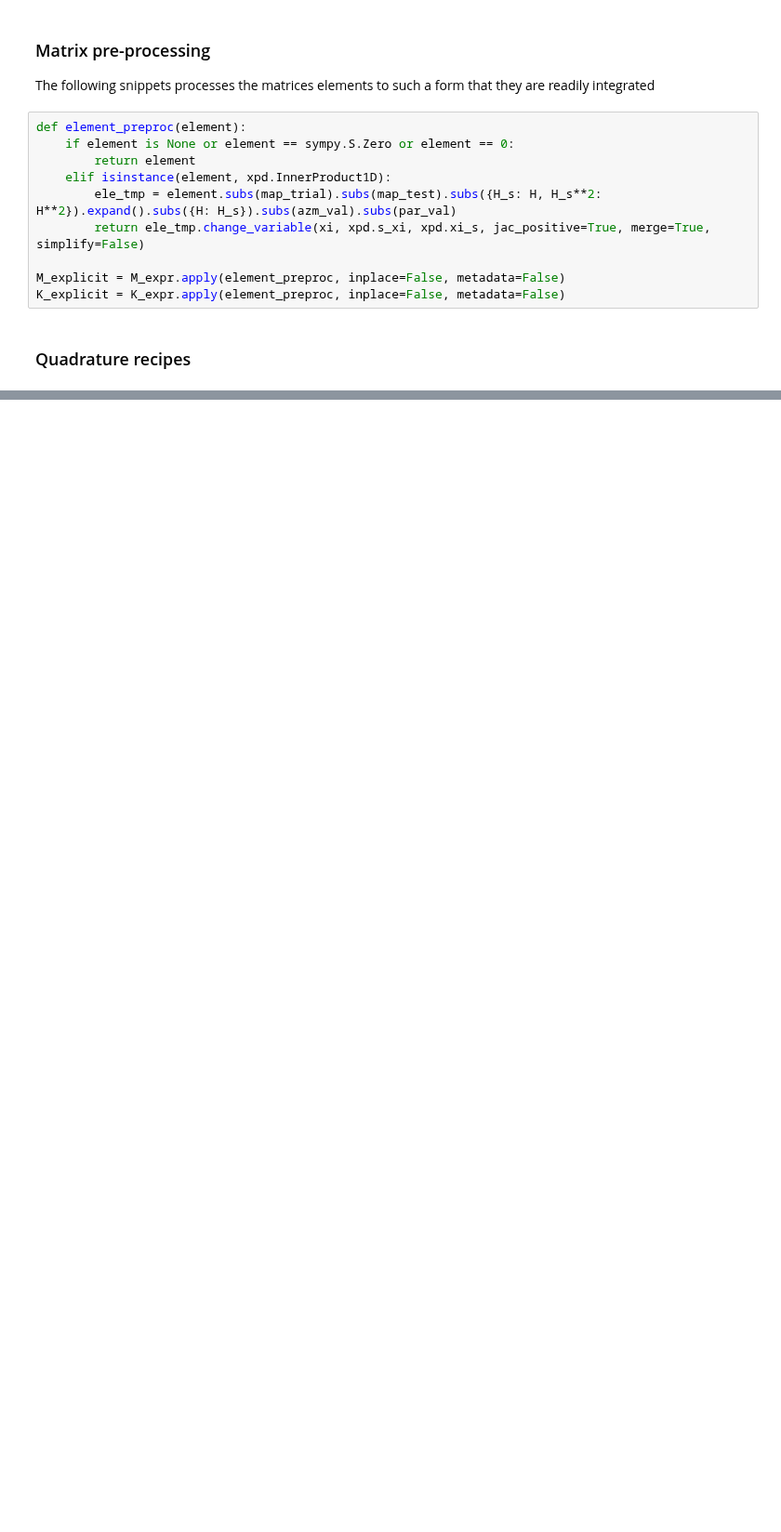
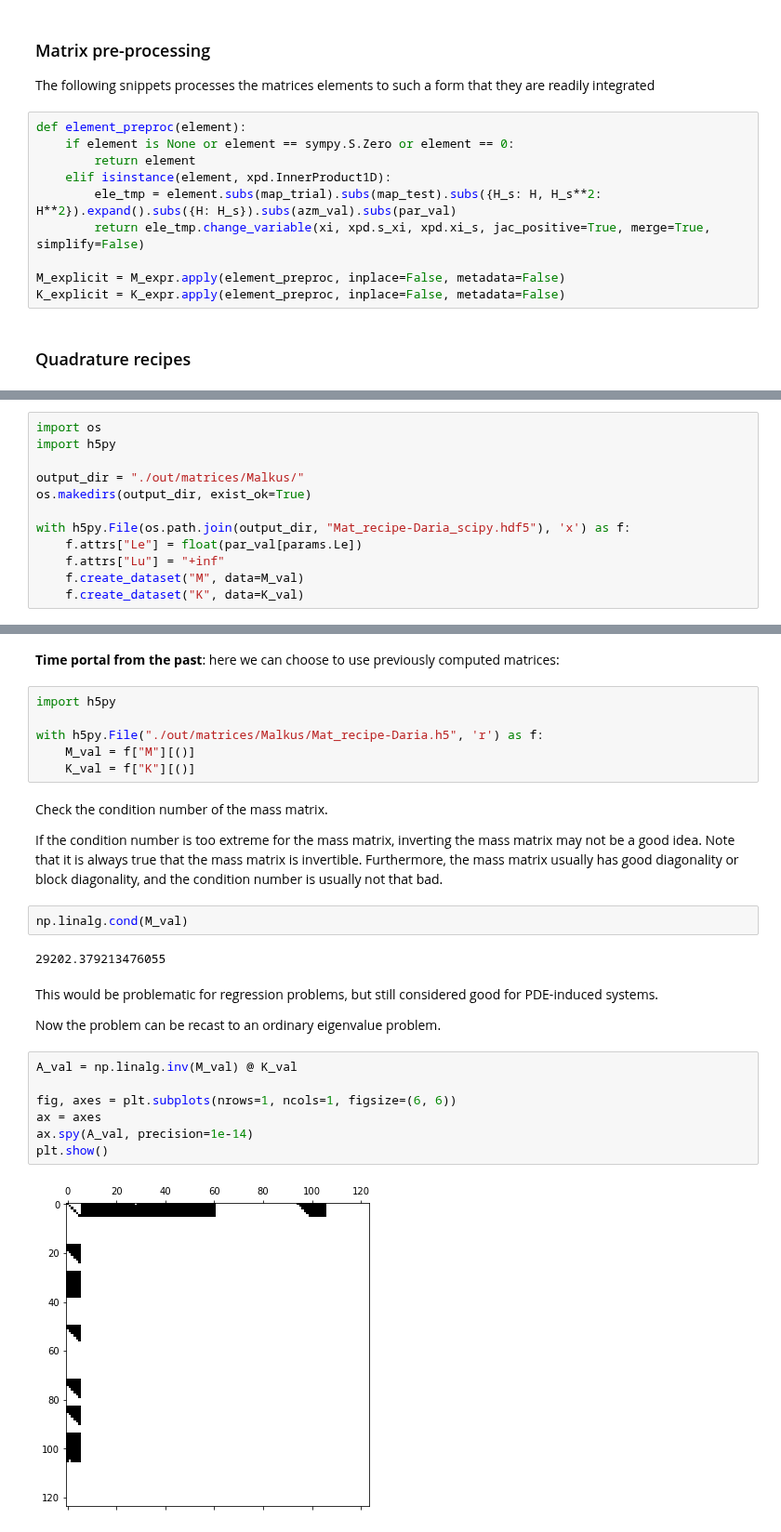
Before and after one commit to GentleMin/PlesioGeostroPy, a Jupyter notebook: EigenPG.ipynb, the cells around one changed output, grey strips where cells are left out. Shown at 93% size. Cells and saved outputs as stored; diff of their text form; blank space fills up the shorter version.

```diff
--- a/EigenPG.ipynb
+++ b/EigenPG.ipynb
@@ -745,0 +604,12 @@ $\displaystyle \left[\begin{array}{cccccccccccc}0 & 0 & 0 & 0 & 0 & - \frac{2110
+# %%
+import os
+import h5py
+
+output_dir = "./out/matrices/Malkus/"
+os.makedirs(output_dir, exist_ok=True)
+
+with h5py.File(os.path.join(output_dir, "Mat_recipe-Daria_scipy.hdf5"), 'x') as f:
+    f.attrs["Le"] = float(par_val[params.Le])
+    f.attrs["Lu"] = "+inf"
+    f.create_dataset("M", data=M_val)
+    f.create_dataset("K", data=K_val)
@@ -745,0 +618,29 @@ $\displaystyle \left[\begin{array}{cccccccccccc}0 & 0 & 0 & 0 & 0 & - \frac{2110
+# %% [markdown]
+**Time portal from the past**: here we can choose to use previously computed matrices:
+# %%
+import h5py
+
+with h5py.File("./out/matrices/Malkus/Mat_recipe-Daria.h5", 'r') as f:
+    M_val = f["M"][()]
+    K_val = f["K"][()]
+# %% [markdown]
+Check the condition number of the mass matrix.
+
+If the condition number is too extreme for the mass matrix, inverting the mass matrix may not be a good idea. Note that it is always true that the mass matrix is invertible. Furthermore, the mass matrix usually has good diagonality or block diagonality, and the condition number is usually not that bad.
+# %%
+np.linalg.cond(M_val)
+# %% [output]
+29202.379213476055
+# %% [markdown]
+This would be problematic for regression problems, but still considered good for PDE-induced systems.
+
+Now the problem can be recast to an ordinary eigenvalue problem.
+# %%
+A_val = np.linalg.inv(M_val) @ K_val
+
+fig, axes = plt.subplots(nrows=1, ncols=1, figsize=(6, 6))
+ax = axes
+ax.spy(A_val, precision=1e-14)
+plt.show()
+# %% [output]
+[figure, added]
```
Also changed, not shown: parts of 106 cells of this notebook, 2 other files.
